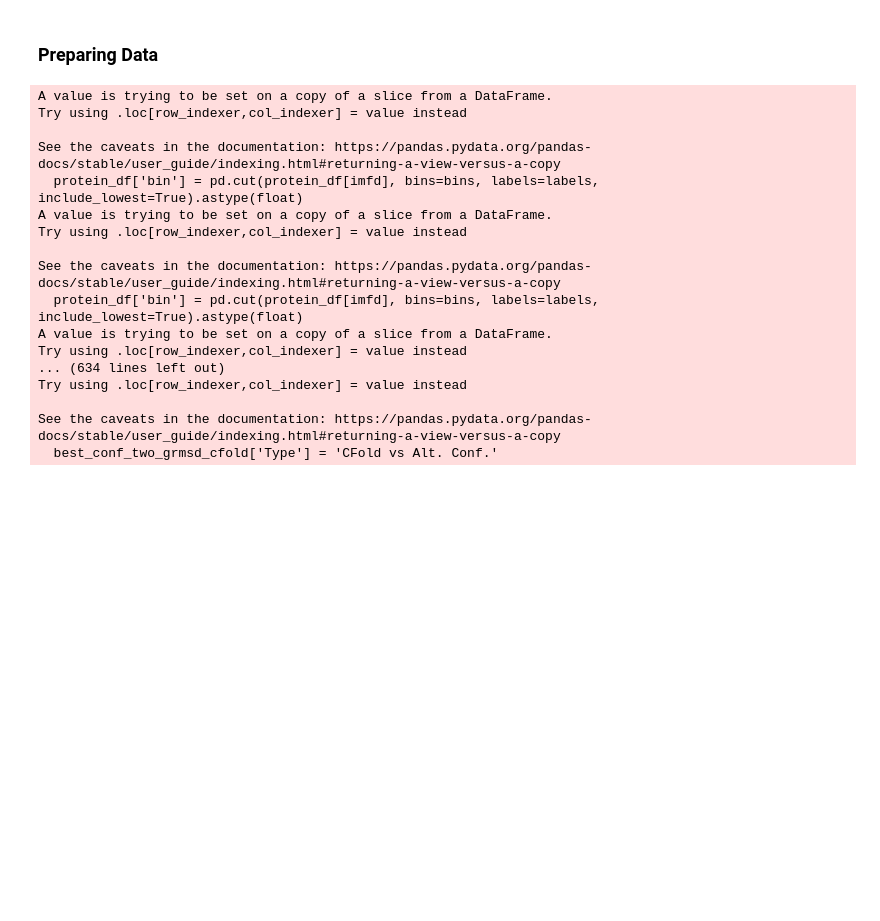
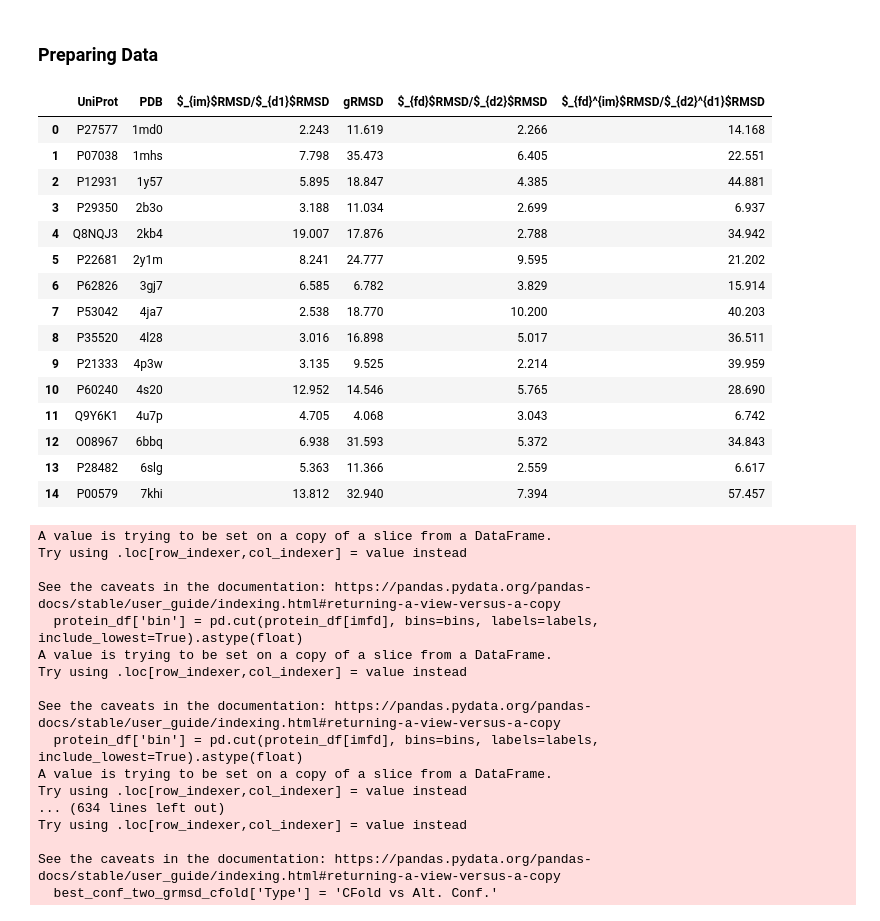
Before and after one commit to bperkinsj/autoinhibition_and_alphafold2, a Jupyter notebook: paper_figs.ipynb, the cells around one changed output. Drawn from its saved outputs; the diff is of its cells as text; code cells hidden in the pictures; blank space fills up the shorter version.

```diff
--- a/paper_figs.ipynb
+++ b/paper_figs.ipynb
@@ -3248,6 +3248,25 @@ best_conf_one_fd = best_conf_one[['UniProt', 'PDB', 'FD gRMSD', 'FD $_{fd}^{im}$
 # %%
 locally_clustered_only = clust[~clust['Cluster'].str.contains('U')]
 uniformly_clustered_only = clust[clust['Cluster'].str.contains('U')]
+# %%
+cfold
+# %% [output]
+|  | UniProt | PDB | $_{im}$RMSD/$_{d1}$RMSD | gRMSD | $_{fd}$RMSD/$_{d2}$RMSD | $_{fd}^{im}$RMSD/$_{d2}^{d1}$RMSD |
+| 0 | P27577 | 1md0 | 2.243 | 11.619 | 2.266 | 14.168 |
+| 1 | P07038 | 1mhs | 7.798 | 35.473 | 6.405 | 22.551 |
+| 2 | P12931 | 1y57 | 5.895 | 18.847 | 4.385 | 44.881 |
+| 3 | P29350 | 2b3o | 3.188 | 11.034 | 2.699 | 6.937 |
+| 4 | Q8NQJ3 | 2kb4 | 19.007 | 17.876 | 2.788 | 34.942 |
+| 5 | P22681 | 2y1m | 8.241 | 24.777 | 9.595 | 21.202 |
+| 6 | P62826 | 3gj7 | 6.585 | 6.782 | 3.829 | 15.914 |
+| 7 | P53042 | 4ja7 | 2.538 | 18.770 | 10.200 | 40.203 |
+| 8 | P35520 | 4l28 | 3.016 | 16.898 | 5.017 | 36.511 |
+| 9 | P21333 | 4p3w | 3.135 | 9.525 | 2.214 | 39.959 |
+| 10 | P60240 | 4s20 | 12.952 | 14.546 | 5.765 | 28.690 |
+| 11 | Q9Y6K1 | 4u7p | 4.705 | 4.068 | 3.043 | 6.742 |
+| 12 | O08967 | 6bbq | 6.938 | 31.593 | 5.372 | 34.843 |
+| 13 | P28482 | 6slg | 5.363 | 11.366 | 2.559 | 6.617 |
+| 14 | P00579 | 7khi | 13.812 | 32.940 | 7.394 | 57.457 |
 # %%
 cfold2 = cfold.copy()
 cfold2 = cfold2.rename(columns={imd1: im, fdd2: fd, imfdd1d2: imfd})
```
Also changed, not shown: parts of 4 cells of this notebook.
